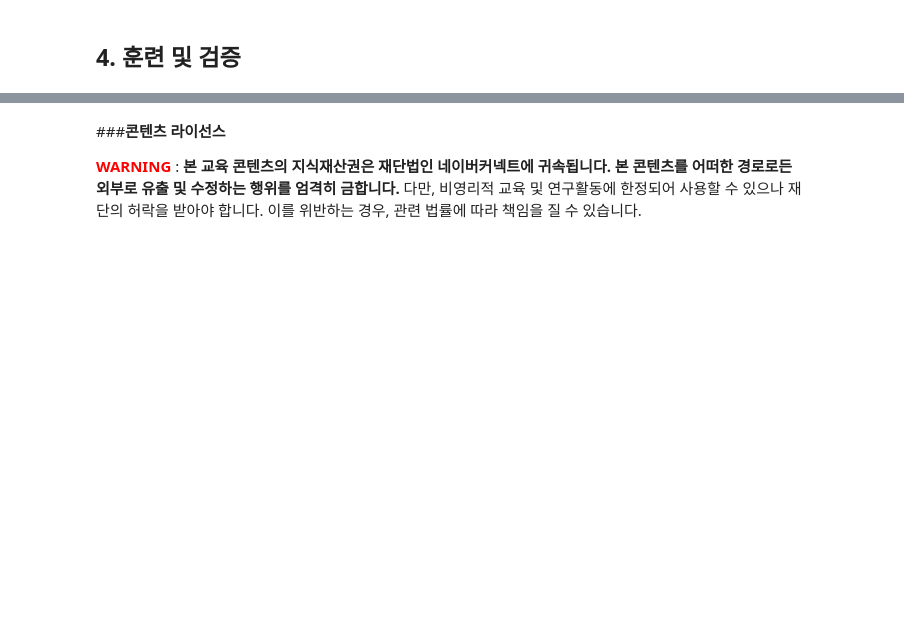
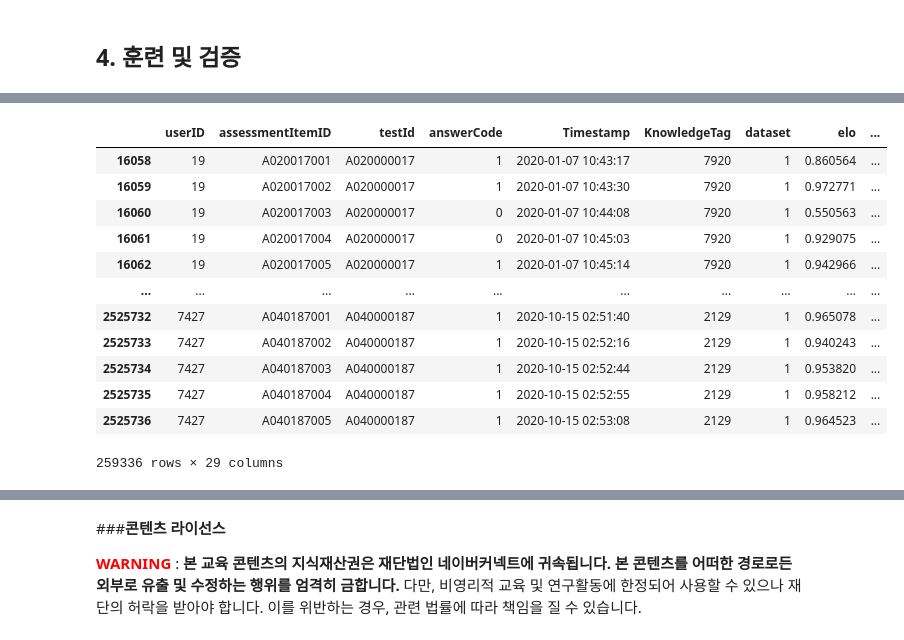
Before and after one commit to boostcampaitech4lv23recsys2/level2_dkt_recsys-level2-recsys-09, a Jupyter notebook: code/EDA&Preprocessing/LJH_LGBM.ipynb, the cells around one changed output, grey strips where cells are left out. Cells and saved outputs as stored; diff of their text form; code cells hidden in the pictures; blank space fills up the shorter version.

```diff
--- a/code/EDA&Preprocessing/LJH_LGBM.ipynb
+++ b/code/EDA&Preprocessing/LJH_LGBM.ipynb
@@ -55,3 +76,5 @@ Data columns (total 8 columns):
  7   elo               float64
 dtypes: category(2), datetime64[ns](1), float64(1), int64(4)
 memory usage: 144.9 MB
+# %%
+df = df[df.answerCode != -1]
@@ -369,0 +507,5 @@ df_importances.head(50)
+# %%
+np.random.seed(42)
+user_idx = np.arange(7441)
+np.random.shuffle(user_idx)
+user_idx
@@ -369,0 +514,10 @@ df_importances.head(50)
+# %%
+folds = []
+for i in range(1, 11):
+    start = (7441// 10) * (i-1)
+    end = (7441// 10) * i
+
+    valid_idx = user_idx[start:end]
+    train_idx = list(user_idx[:start]) + list(user_idx[end:])
+
+    folds.append((valid_idx, train_idx))
@@ -369,0 +542,16 @@ df_importances.head(50)
+# %%
+df.loc[df['userID'].isin(folds[0][0]), :]
+# %% [output]
+|  | userID | assessmentItemID | testId | answerCode | Timestamp | KnowledgeTag | dataset | elo | ... |
+| 16058 | 19 | A020017001 | A020000017 | 1 | 2020-01-07 10:43:17 | 7920 | 1 | 0.860564 | ... |
+| 16059 | 19 | A020017002 | A020000017 | 1 | 2020-01-07 10:43:30 | 7920 | 1 | 0.972771 | ... |
+| 16060 | 19 | A020017003 | A020000017 | 0 | 2020-01-07 10:44:08 | 7920 | 1 | 0.550563 | ... |
+| 16061 | 19 | A020017004 | A020000017 | 0 | 2020-01-07 10:45:03 | 7920 | 1 | 0.929075 | ... |
+| 16062 | 19 | A020017005 | A020000017 | 1 | 2020-01-07 10:45:14 | 7920 | 1 | 0.942966 | ... |
+| ... | ... | ... | ... | ... | ... | ... | ... | ... | ... |
+| 2525732 | 7427 | A040187001 | A040000187 | 1 | 2020-10-15 02:51:40 | 2129 | 1 | 0.965078 | ... |
+| 2525733 | 7427 | A040187002 | A040000187 | 1 | 2020-10-15 02:52:16 | 2129 | 1 | 0.940243 | ... |
+| 2525734 | 7427 | A040187003 | A040000187 | 1 | 2020-10-15 02:52:44 | 2129 | 1 | 0.953820 | ... |
+| 2525735 | 7427 | A040187004 | A040000187 | 1 | 2020-10-15 02:52:55 | 2129 | 1 | 0.958212 | ... |
+| 2525736 | 7427 | A040187005 | A040000187 | 1 | 2020-10-15 02:53:08 | 2129 | 1 | 0.964523 | ... |
+259336 rows × 29 columns
```
Also changed, not shown: parts of 41 cells of this notebook, 1 other file.
